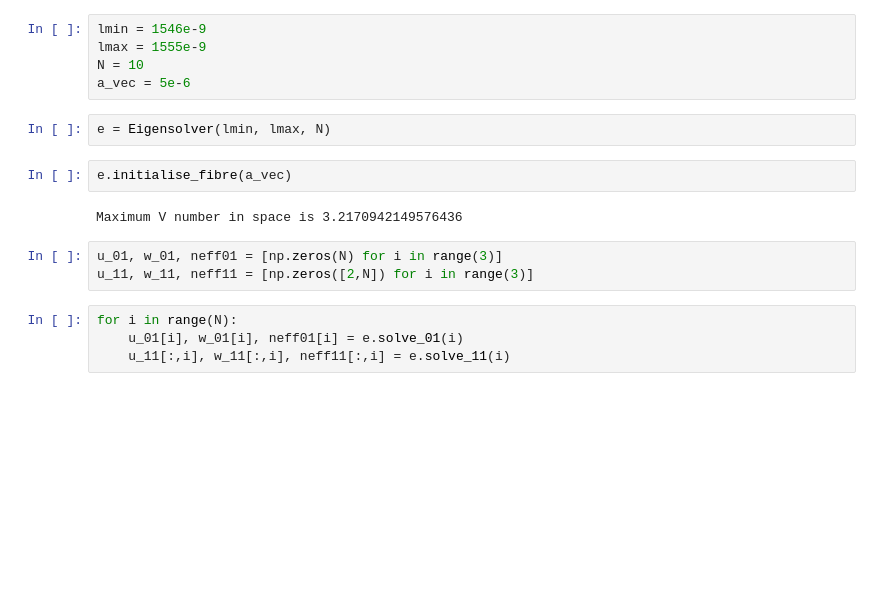
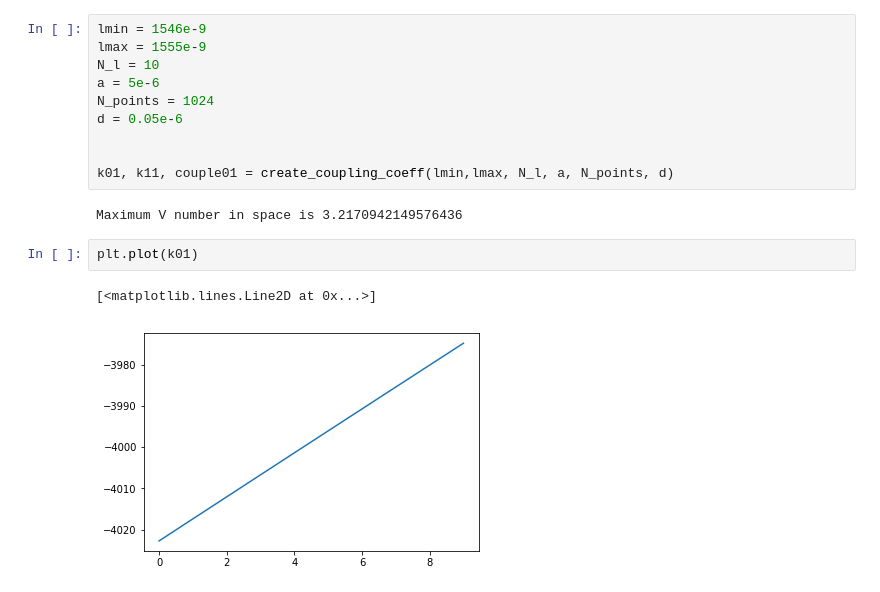
Before and after one commit to Computational-Nonlinear-Optics-ORC/mm-fopo-1, a Jupyter notebook: coupler/coupler.ipynb, the cells around one changed output. Cells and saved outputs as stored; diff of their text form; blank space fills up the shorter version.

Commit message:
fixed bug on the addition of Deltan and made the coupler creating callable

```diff
--- a/coupler/coupler.ipynb
+++ b/coupler/coupler.ipynb
@@ -188,18 +5,17 @@ class Modes(object):
 # %%
 lmin = 1546e-9
 lmax = 1555e-9
-N = 10
-a_vec = 5e-6
+N_l = 10
+a = 5e-6
+N_points = 1024
+d = 0.05e-6
+
+
+k01, k11, couple01 = create_coupling_coeff(lmin,lmax, N_l, a, N_points, d)
+# %% [output]
+Maximum V number in space is 3.2170942149576436
-# %%
-e = Eigensolver(lmin, lmax, N)
-# %%
-e.initialise_fibre(a_vec)
-# %% [output]
-Maximum V number in space is 3.2170942149576436
-# %%
-u_01, w_01, neff01 = [np.zeros(N) for i in range(3)]
-u_11, w_11, neff11 = [np.zeros([2,N]) for i in range(3)]
-# %%
-for i in range(N):
-    u_01[i], w_01[i], neff01[i] = e.solve_01(i)
-    u_11[:,i], w_11[:,i], neff11[:,i] = e.solve_11(i)
+# %%
+plt.plot(k01)
+# %% [output]
+[<matplotlib.lines.Line2D at 0x...>]
+[figure, added]
```
Also changed, not shown: parts of 8 cells of this notebook, 1 other file.
